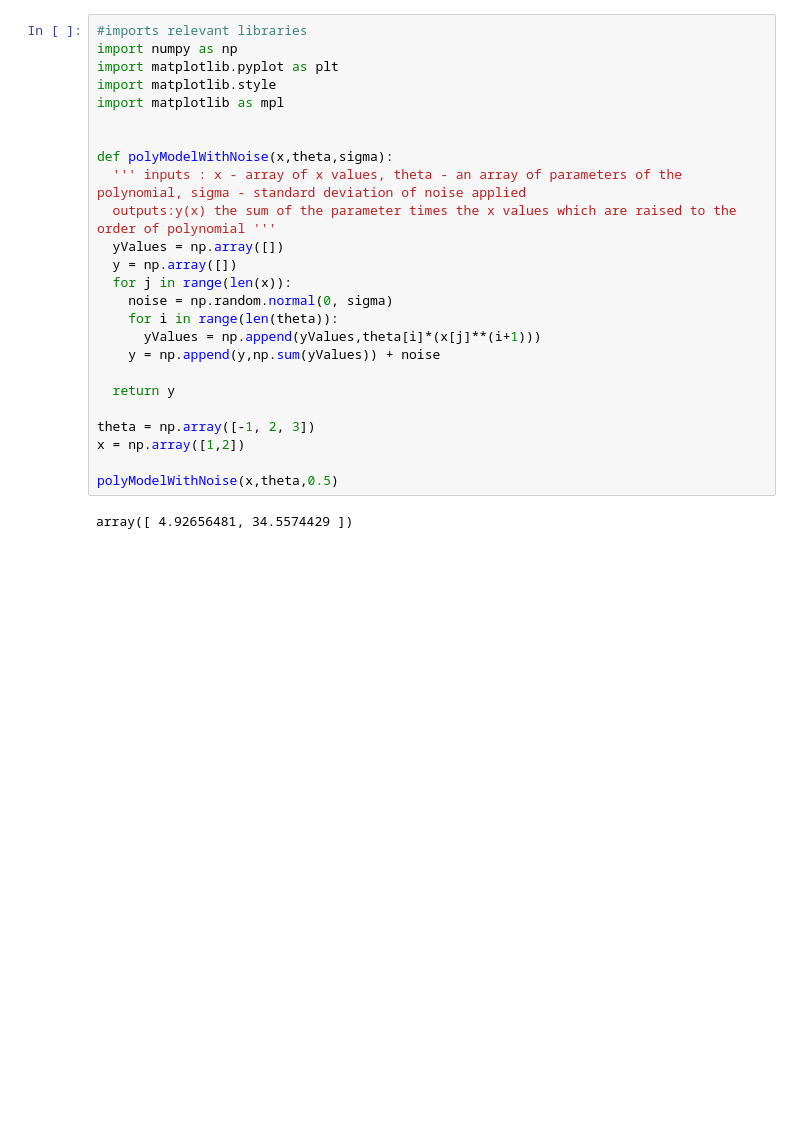
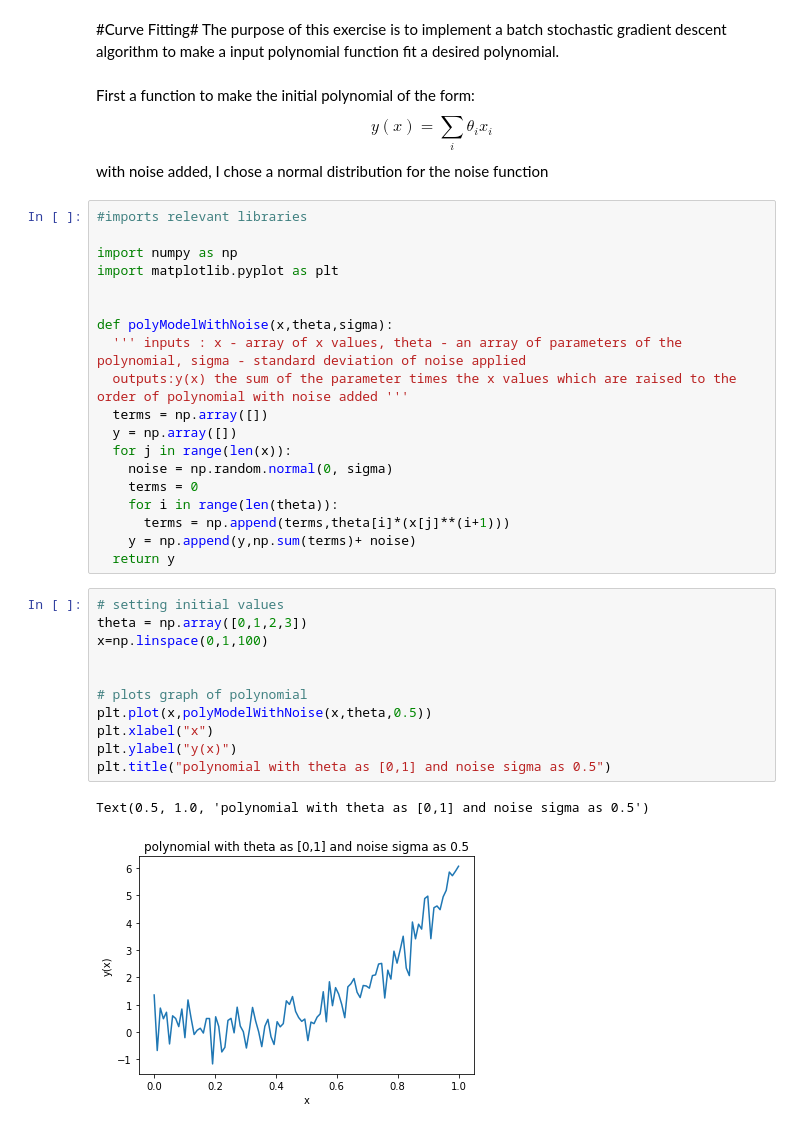
Before and after one commit to logansdmi/CurveFitting, a Jupyter notebook: CurveFitting.ipynb, the cells around one changed output. Drawn from its saved outputs; the diff is of its cells as text; blank space fills up the shorter version.

```diff
--- a/CurveFitting.ipynb
+++ b/CurveFitting.ipynb
@@ -1,29 +1,42 @@
 # %% [markdown]
 <a href="https://colab.research.google.com/github/logansdmi/CurveFitting/blob/main/CurveFitting.ipynb" target="_parent"><img src="https://colab.research.google.com/assets/colab-badge.svg" alt="Open In Colab"/></a>
+# %% [markdown]
+#Curve Fitting#
+The purpose of this exercise is to implement a batch stochastic gradient descent algorithm to make a input polynomial function fit a desired polynomial.
+# %% [markdown]
+First a function to make the initial polynomial of the form:
+$$y(x)=∑_iθ_ix_i$$
+with noise added, I chose a normal distribution for the noise function
 # %%
 #imports relevant libraries
+
 import numpy as np
 import matplotlib.pyplot as plt
-import matplotlib.style
-import matplotlib as mpl
 
 
 def polyModelWithNoise(x,theta,sigma):
   ''' inputs : x - array of x values, theta - an array of parameters of the polynomial, sigma - standard deviation of noise applied
-  outputs:y(x) the sum of the parameter times the x values which are raised to the order of polynomial '''
-  yValues = np.array([])
+  outputs:y(x) the sum of the parameter times the x values which are raised to the order of polynomial with noise added '''
+  terms = np.array([])
   y = np.array([])
   for j in range(len(x)):
     noise = np.random.normal(0, sigma)
+    terms = 0
     for i in range(len(theta)):
-      yValues = np.append(yValues,theta[i]*(x[j]**(i+1)))
-    y = np.append(y,np.sum(yValues)) + noise
-
+      terms = np.append(terms,theta[i]*(x[j]**(i+1)))
+    y = np.append(y,np.sum(terms)+ noise)
   return y
-
-theta = np.array([-1, 2, 3])
-x = np.array([1,2])
-
-polyModelWithNoise(x,theta,0.5)
-# %% [output]
-array([ 4.92656481, 34.5574429 ])
+# %%
+# setting initial values
+theta = np.array([0,1,2,3])
+x=np.linspace(0,1,100)
+
+
+# plots graph of polynomial
+plt.plot(x,polyModelWithNoise(x,theta,0.5))
+plt.xlabel("x")
+plt.ylabel("y(x)")
+plt.title("polynomial with theta as [0,1] and noise sigma as 0.5")
+# %% [output]
+Text(0.5, 1.0, 'polynomial with theta as [0,1] and noise sigma as 0.5')
+[figure, added]
```
Also changed, not shown: parts of 6 cells of this notebook.
